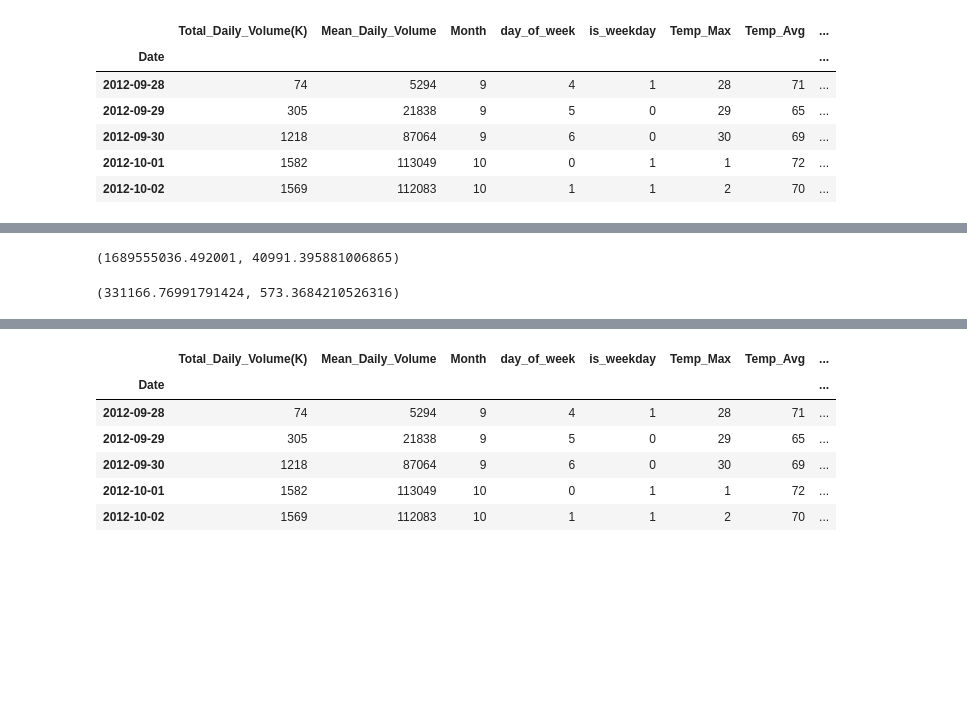
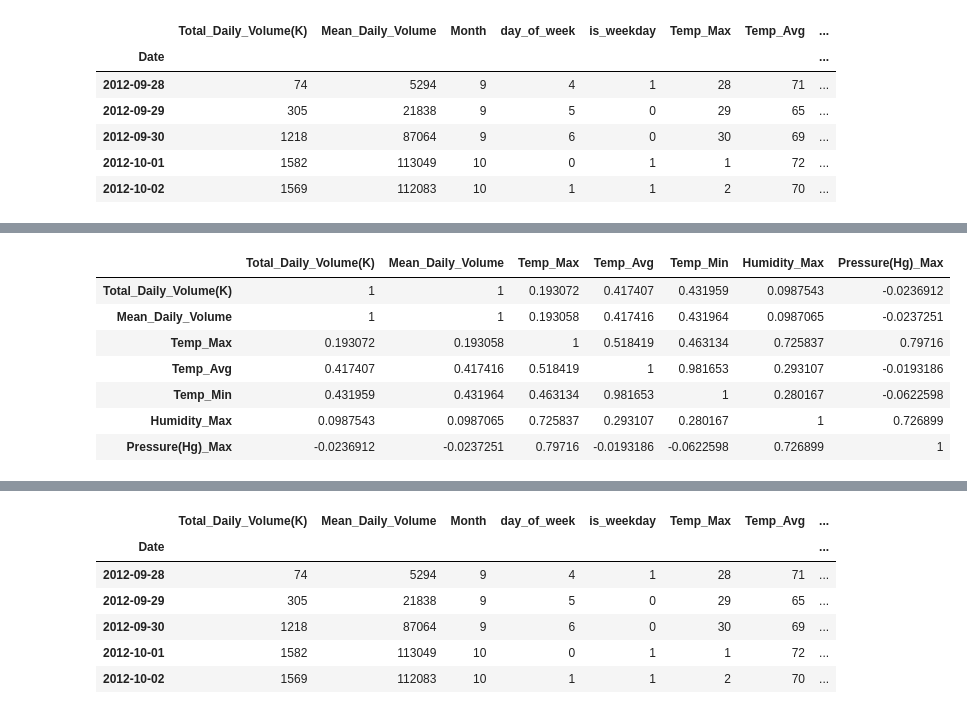
Before and after one commit to samiramunir/Predicting_Traffic_Data_Using_Weather, a Jupyter notebook: Traffic_Volume.ipynb, the cells around one changed output, grey strips where cells are left out. Cells and saved outputs as stored; diff of their text form; code cells hidden in the pictures; blank space fills up the shorter version.

```diff
--- a/Traffic_Volume.ipynb
+++ b/Traffic_Volume.ipynb
@@ -359,10 +417,13 @@ g = sns.pairplot(final_df)
-# %%
-# Comparing Mean and Variance for Mean Daily Volume
-final_df['Mean_Daily_Volume'].var(), final_df['Mean_Daily_Volume'].mean()
-# %% [output]
-(1689555036.492001, 40991.395881006865)
-# %%
-# Comparing Mean and Variance for Total Daily Volume
-final_df['Total_Daily_Volume(K)'].var(), final_df['Total_Daily_Volume(K)'].mean()
-# %% [output]
-(331166.76991791424, 573.3684210526316)
+# %%
+# Create Heat Map of correlation accross Final_Df Columns
+corr = final_df.corr()
+corr.style.background_gradient(cmap='coolwarm')
+# %% [output]
+|  | Total_Daily_Volume(K) | Mean_Daily_Volume | Temp_Max | Temp_Avg | Temp_Min | Humidity_Max | Pressure(Hg)_Max |
+| Total_Daily_Volume(K) | 1 | 1 | 0.193072 | 0.417407 | 0.431959 | 0.0987543 | -0.0236912 |
+| Mean_Daily_Volume | 1 | 1 | 0.193058 | 0.417416 | 0.431964 | 0.0987065 | -0.0237251 |
+| Temp_Max | 0.193072 | 0.193058 | 1 | 0.518419 | 0.463134 | 0.725837 | 0.79716 |
+| Temp_Avg | 0.417407 | 0.417416 | 0.518419 | 1 | 0.981653 | 0.293107 | -0.0193186 |
+| Temp_Min | 0.431959 | 0.431964 | 0.463134 | 0.981653 | 1 | 0.280167 | -0.0622598 |
+| Humidity_Max | 0.0987543 | 0.0987065 | 0.725837 | 0.293107 | 0.280167 | 1 | 0.726899 |
+| Pressure(Hg)_Max | -0.0236912 | -0.0237251 | 0.79716 | -0.0193186 | -0.0622598 | 0.726899 | 1 |
```
Also changed, not shown: parts of 62 cells of this notebook, 1 other file.
